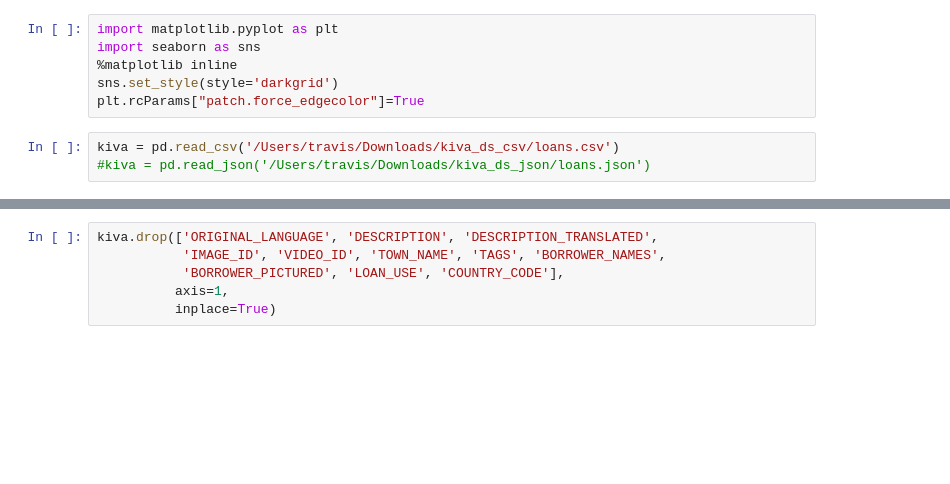
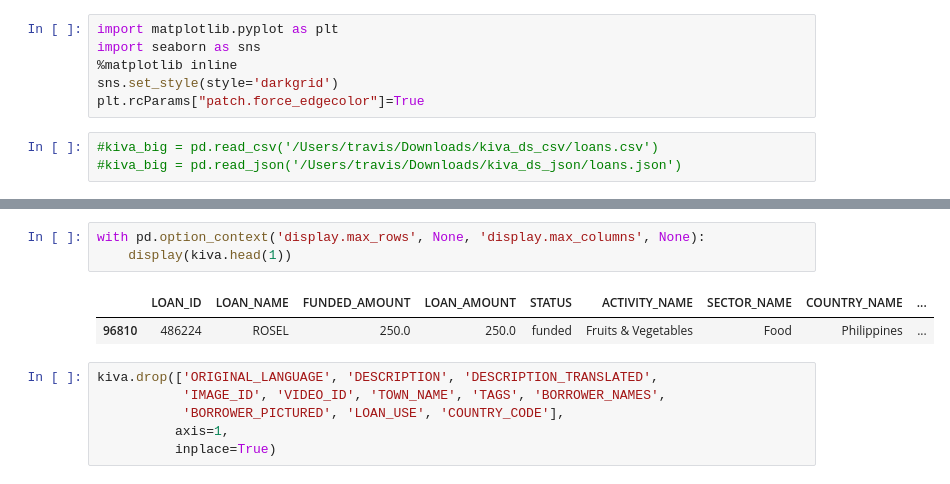
Before and after one commit to ttrumbly/Kiva_Microloans, a Jupyter notebook: Project_2_Kiva_Data.ipynb, the cells around one changed output, grey strips where cells are left out. Saved outputs shown, nothing was run; the diff lists cells and outputs as text; blank space fills up the shorter version.

```diff
--- a/Project_2_Kiva_Data.ipynb
+++ b/Project_2_Kiva_Data.ipynb
@@ -36,5 +34,5 @@ import seaborn as sns
 sns.set_style(style='darkgrid')
 plt.rcParams["patch.force_edgecolor"]=True
 # %%
-kiva = pd.read_csv('/Users/travis/Downloads/kiva_ds_csv/loans.csv')
-#kiva = pd.read_json('/Users/travis/Downloads/kiva_ds_json/loans.json')
+#kiva_big = pd.read_csv('/Users/travis/Downloads/kiva_ds_csv/loans.csv')
+#kiva_big = pd.read_json('/Users/travis/Downloads/kiva_ds_json/loans.json')
@@ -51,3 +53,9 @@ kiva.head()
+# %%
+with pd.option_context('display.max_rows', None, 'display.max_columns', None):
+    display(kiva.head(1))
+# %% [output]
+|  | LOAN_ID | LOAN_NAME | FUNDED_AMOUNT | LOAN_AMOUNT | STATUS | ACTIVITY_NAME | SECTOR_NAME | COUNTRY_NAME | ... |
+| 96810 | 486224 | ROSEL | 250.0 | 250.0 | funded | Fruits & Vegetables | Food | Philippines | ... |
 # %%
 kiva.drop(['ORIGINAL_LANGUAGE', 'DESCRIPTION', 'DESCRIPTION_TRANSLATED',
            'IMAGE_ID', 'VIDEO_ID', 'TOWN_NAME', 'TAGS', 'BORROWER_NAMES',
```
Also changed, not shown: parts of 19 cells of this notebook.
